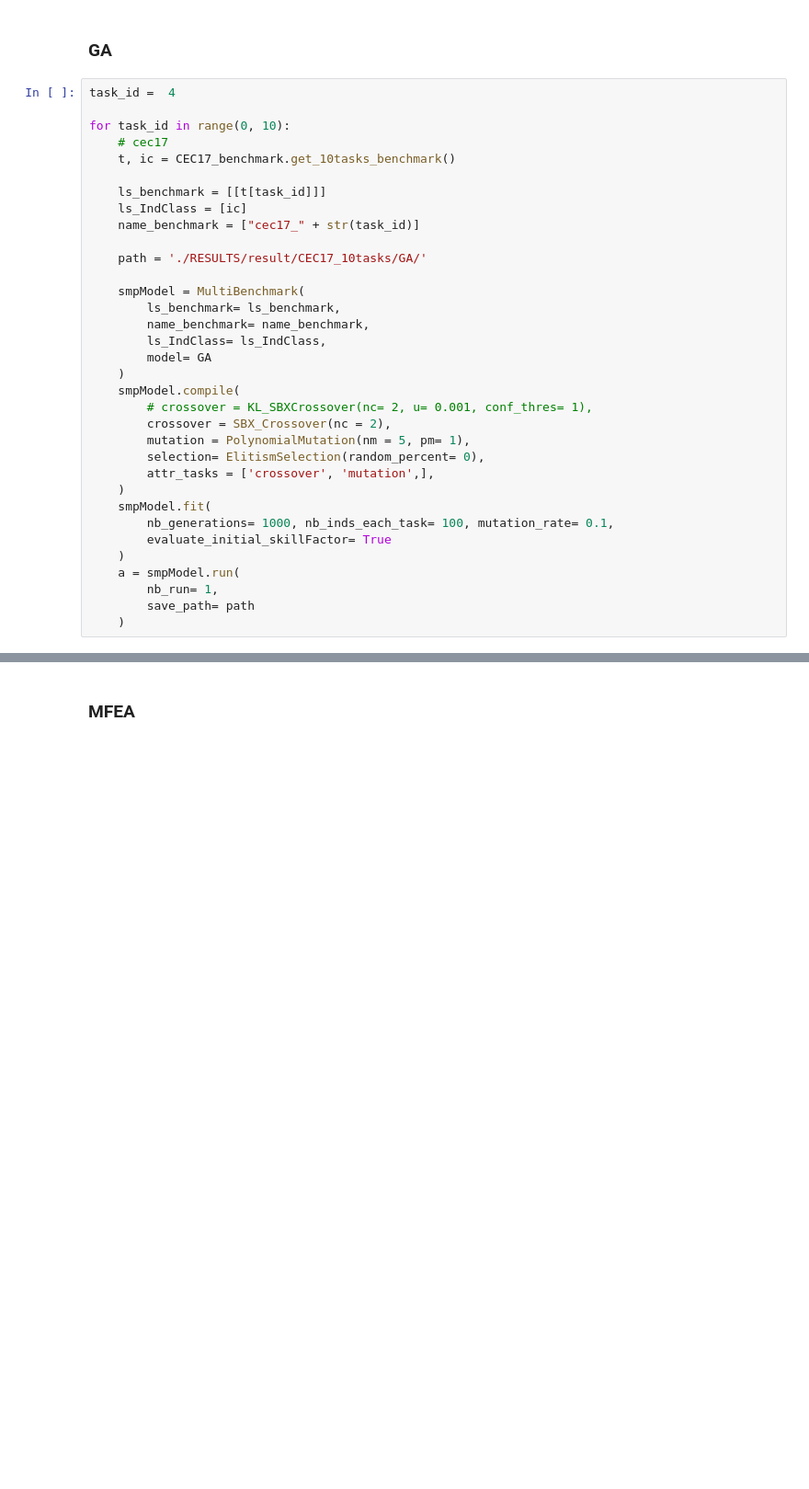
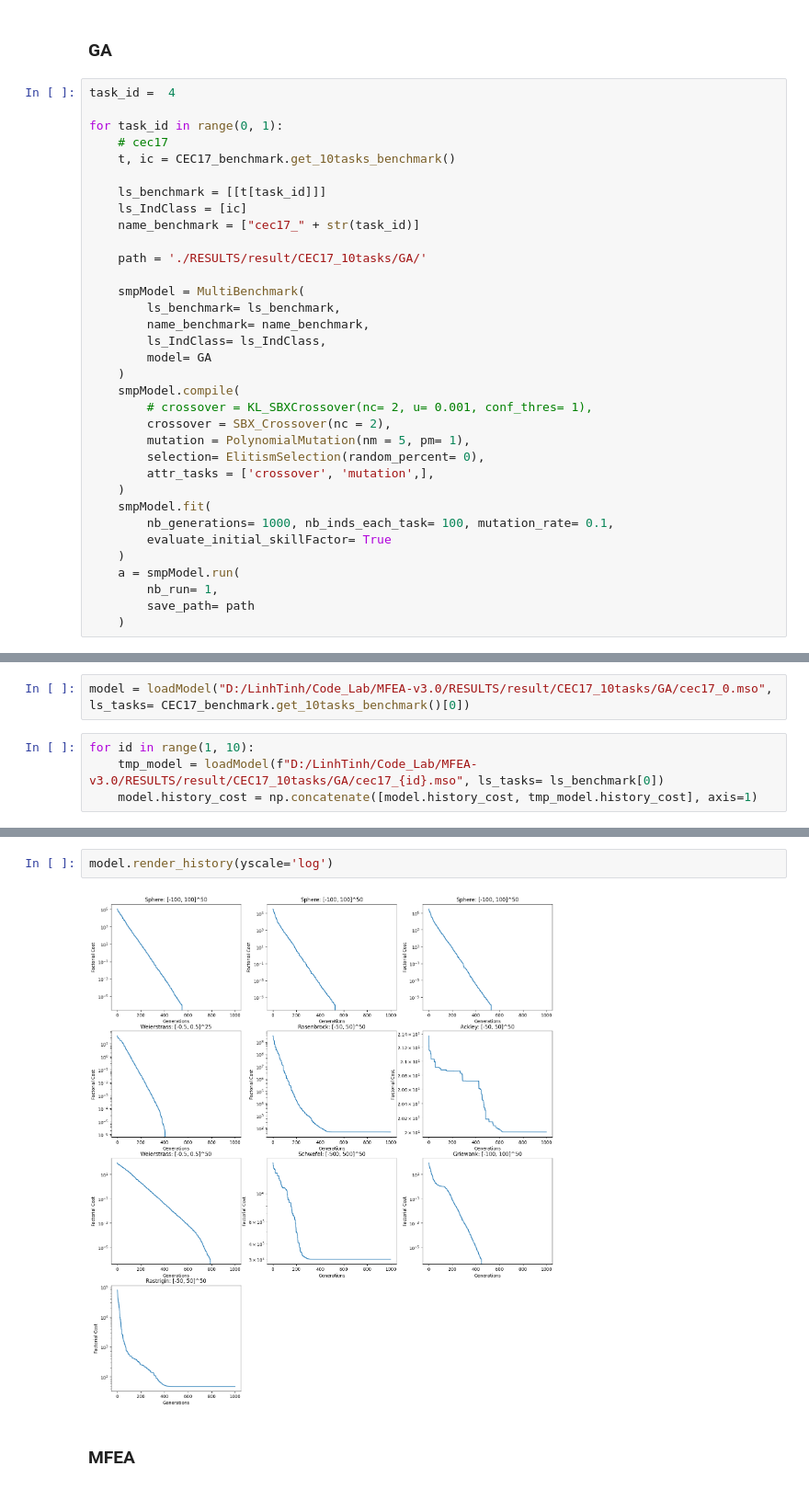
Before and after one commit to KM-MSO/MFEA-v3.0, a Jupyter notebook: demo_MFEA_GA.ipynb, the cells around one changed output, grey strips where cells are left out. Shown at 92% size. Drawn from its saved outputs; the diff is of its cells as text; blank space fills up the shorter version.

```diff
--- a/demo_MFEA_GA.ipynb
+++ b/demo_MFEA_GA.ipynb
@@ -11,7 +11,7 @@ from MFEA_lib.tasks.Benchmark.Competitions import CEC17_benchmark, GECCO20_bench
 # %%
 task_id =  4
 
-for task_id in range(0, 10):
+for task_id in range(0, 1):
     # cec17
     t, ic = CEC17_benchmark.get_10tasks_benchmark()
 
@@ -62,0 +50,6 @@ Saved
+# %%
+model = loadModel("D:/LinhTinh/Code_Lab/MFEA-v3.0/RESULTS/result/CEC17_10tasks/GA/cec17_0.mso", ls_tasks= CEC17_benchmark.get_10tasks_benchmark()[0])
+# %%
+for id in range(1, 10):
+    tmp_model = loadModel(f"D:/LinhTinh/Code_Lab/MFEA-v3.0/RESULTS/result/CEC17_10tasks/GA/cec17_{id}.mso", ls_tasks= ls_benchmark[0])
+    model.history_cost = np.concatenate([model.history_cost, tmp_model.history_cost], axis=1)
@@ -63,3 +60,7 @@ Saved
+# %%
+model.render_history(yscale='log')
+# %% [output]
+[figure, added]
 # %% [markdown]
 ### MFEA
 # %%
```
Also changed, not shown: parts of 7 cells of this notebook, 1 other file.
